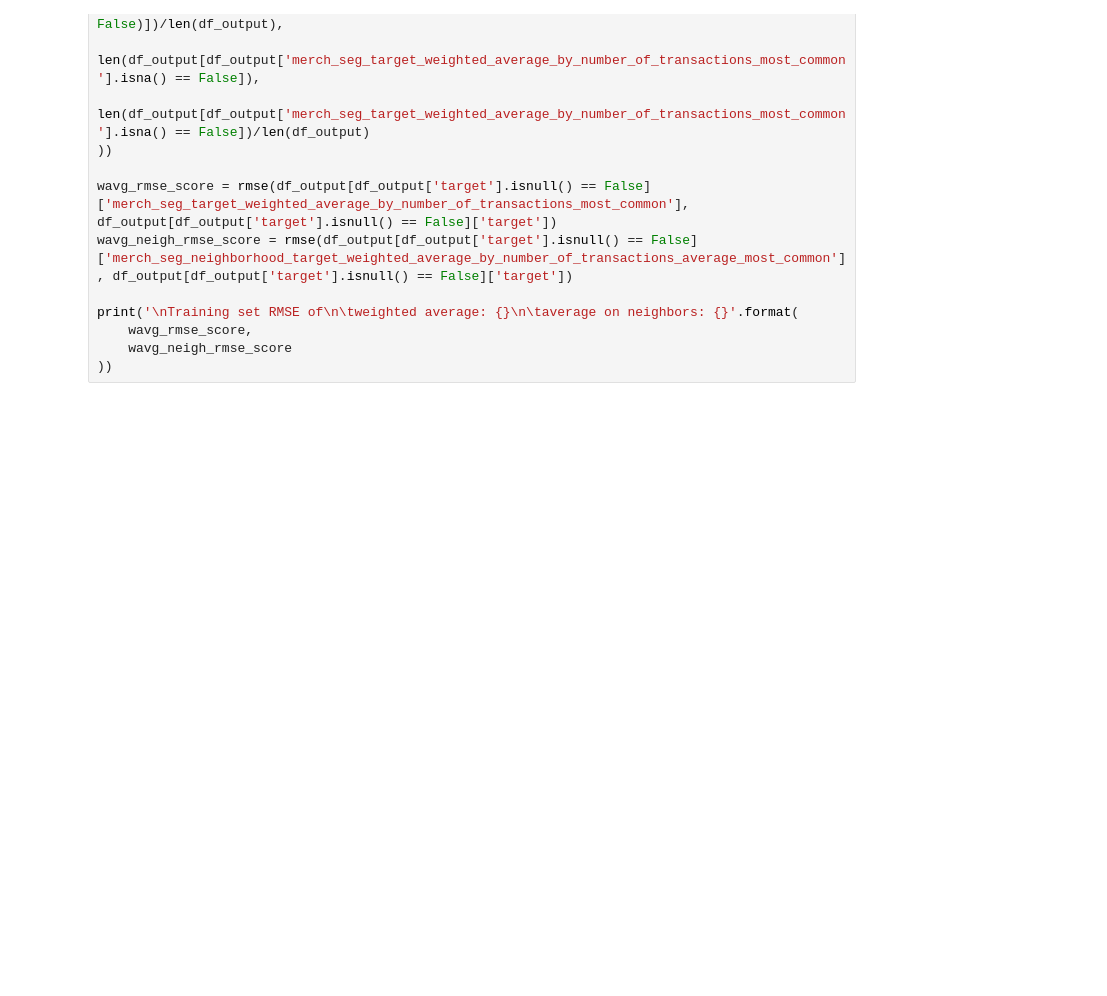
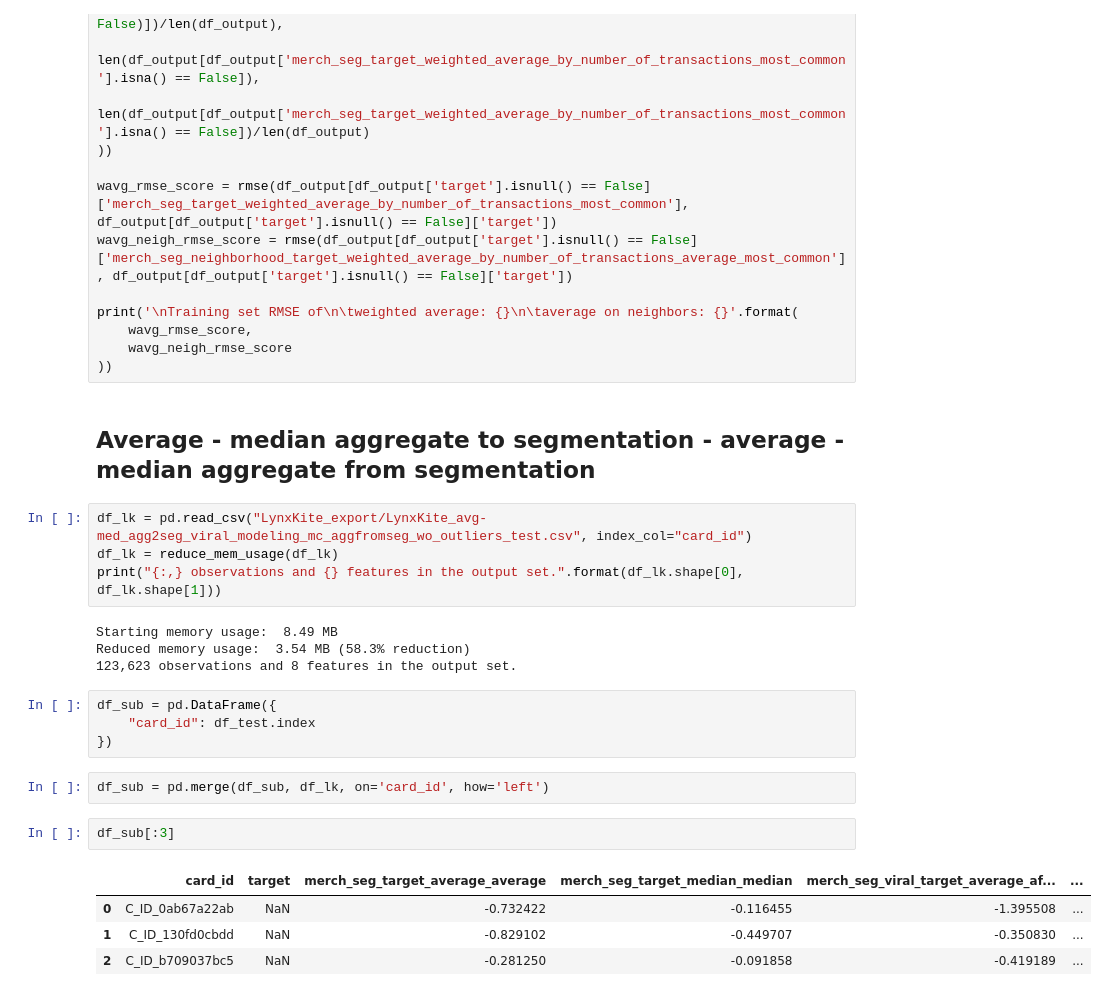
Before and after one commit to Zol-S/kaggle, a Jupyter notebook: Elo Merchant Category Recommendation/2.2_LynxKite_preprocessor.ipynb, the cells around one changed output. Saved outputs shown, nothing was run; the diff lists cells and outputs as text; blank space fills up the shorter version.

```diff
--- a/Elo Merchant Category Recommendation/2.2_LynxKite_preprocessor.ipynb
+++ b/Elo Merchant Category Recommendation/2.2_LynxKite_preprocessor.ipynb
@@ -851,3 +851,26 @@ print('\nTraining set RMSE of\n\tweighted average: {}\n\taverage on neighbors: {
     wavg_rmse_score,
     wavg_neigh_rmse_score
 ))
+# %% [markdown]
+## Average - median aggregate to segmentation - average - median aggregate from segmentation
+# %%
+df_lk = pd.read_csv("LynxKite_export/LynxKite_avg-med_agg2seg_viral_modeling_mc_aggfromseg_wo_outliers_test.csv", index_col="card_id")
+df_lk = reduce_mem_usage(df_lk)
+print("{:,} observations and {} features in the output set.".format(df_lk.shape[0], df_lk.shape[1]))
+# %% [output]
+Starting memory usage:  8.49 MB
+Reduced memory usage:  3.54 MB (58.3% reduction)
+123,623 observations and 8 features in the output set.
+# %%
+df_sub = pd.DataFrame({
+    "card_id": df_test.index
+})
+# %%
+df_sub = pd.merge(df_sub, df_lk, on='card_id', how='left')
+# %%
+df_sub[:3]
+# %% [output]
+|  | card_id | target | merch_seg_target_average_average | merch_seg_target_median_median | merch_seg_viral_target_average_af... | ... |
+| 0 | C_ID_0ab67a22ab | NaN | -0.732422 | -0.116455 | -1.395508 | ... |
+| 1 | C_ID_130fd0cbdd | NaN | -0.829102 | -0.449707 | -0.350830 | ... |
+| 2 | C_ID_b709037bc5 | NaN | -0.281250 | -0.091858 | -0.419189 | ... |
```
Also changed, not shown: parts of 7 cells of this notebook, 1 other file.
